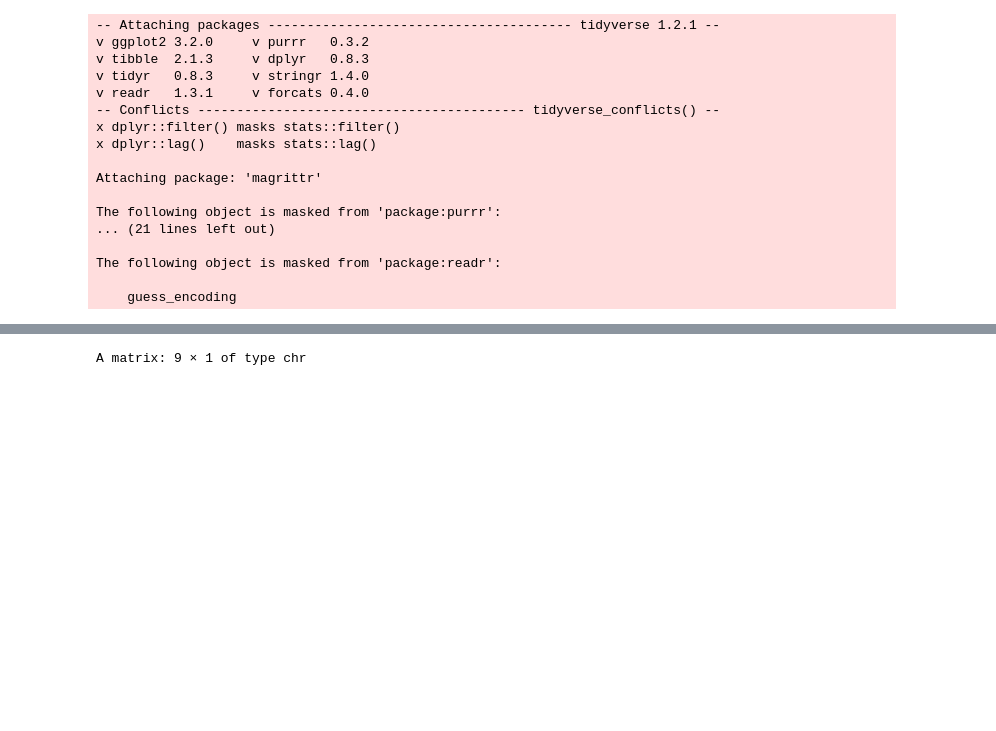
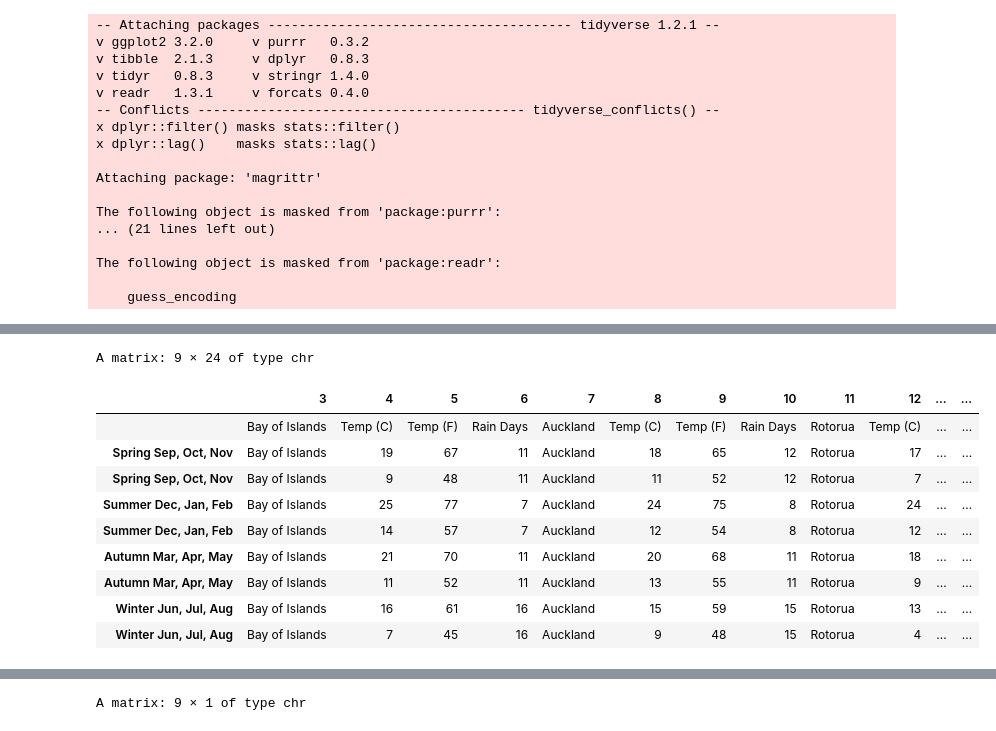
Before and after one commit to dipinpjoseph/Analysis-NZ-Consumer-Goods, a Jupyter notebook: Code/Seasonality.ipynb, the cells around one changed output, grey strips where cells are left out. Saved outputs shown, nothing was run; the diff lists cells and outputs as text; code cells hidden in the pictures; blank space fills up the shorter version.

```diff
--- a/Code/Seasonality.ipynb
+++ b/Code/Seasonality.ipynb
@@ -84,0 +78,2 @@ A data.frame: 6 × 9
+# %%
+df_seasons <- df_seasons[-c(1,2), ]
@@ -84,0 +96,14 @@ A data.frame: 6 × 9
+# %%
+t(df_seasons)
+# %% [output]
+A matrix: 9 × 24 of type chr
+|  | 3 | 4 | 5 | 6 | 7 | 8 | 9 | 10 | 11 | 12 | ... | ... |
+|  | Bay of Islands | Temp (C) | Temp (F) | Rain Days | Auckland | Temp (C) | Temp (F) | Rain Days | Rotorua | Temp (C) | ... | ... |
+| Spring Sep, Oct, Nov | Bay of Islands | 19 | 67 | 11 | Auckland | 18 | 65 | 12 | Rotorua | 17 | ... | ... |
+| Spring Sep, Oct, Nov | Bay of Islands | 9 | 48 | 11 | Auckland | 11 | 52 | 12 | Rotorua | 7 | ... | ... |
+| Summer Dec, Jan, Feb | Bay of Islands | 25 | 77 | 7 | Auckland | 24 | 75 | 8 | Rotorua | 24 | ... | ... |
+| Summer Dec, Jan, Feb | Bay of Islands | 14 | 57 | 7 | Auckland | 12 | 54 | 8 | Rotorua | 12 | ... | ... |
+| Autumn Mar, Apr, May | Bay of Islands | 21 | 70 | 11 | Auckland | 20 | 68 | 11 | Rotorua | 18 | ... | ... |
+| Autumn Mar, Apr, May | Bay of Islands | 11 | 52 | 11 | Auckland | 13 | 55 | 11 | Rotorua | 9 | ... | ... |
+| Winter Jun, Jul, Aug | Bay of Islands | 16 | 61 | 16 | Auckland | 15 | 59 | 15 | Rotorua | 13 | ... | ... |
+| Winter Jun, Jul, Aug | Bay of Islands | 7 | 45 | 16 | Auckland | 9 | 48 | 15 | Rotorua | 4 | ... | ... |
```
Also changed, not shown: parts of 9 cells of this notebook.
